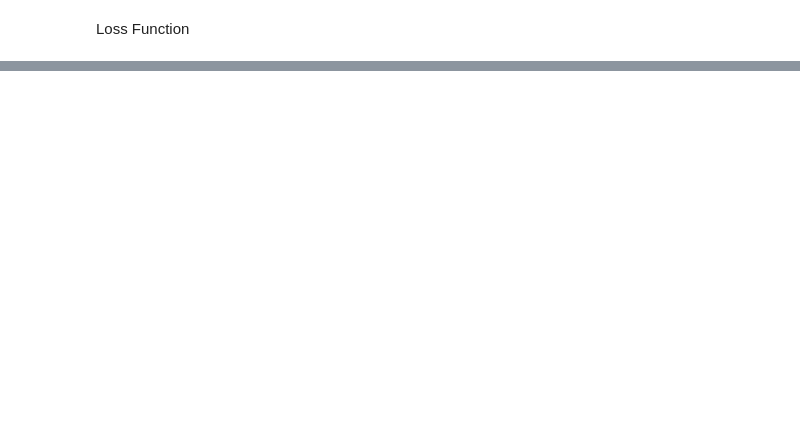
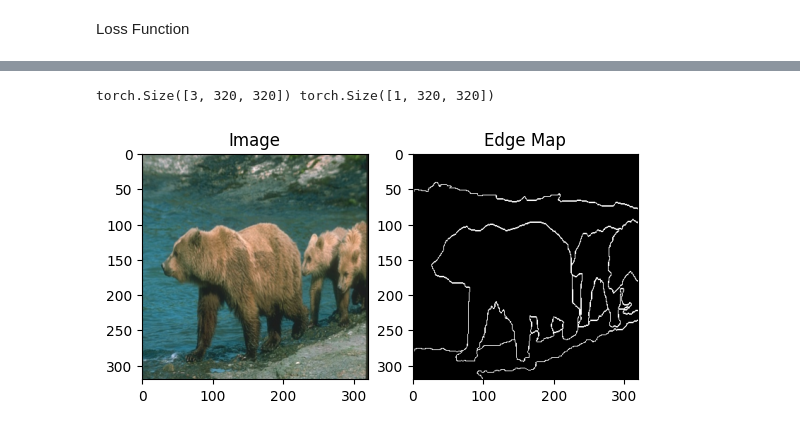
Before and after one commit to roshelle-en/Edge-Detection-with-Mamba, a Jupyter notebook: EDMB_fromscratch.ipynb, the cells around one changed output, grey strips where cells are left out. Saved outputs shown, nothing was run; the diff lists cells and outputs as text; code cells hidden in the pictures; blank space fills up the shorter version.

```diff
--- a/EDMB_fromscratch.ipynb
+++ b/EDMB_fromscratch.ipynb
@@ -307,0 +485,10 @@ ELBO: 1.36611 | WCE: 0.65539 | KL: 0.71072
+# %%
+dataset = BSDS500Dataset(root_dir='data', split='train')
+img, edge = dataset[0]
+print(img.shape, edge.shape)
+plt.subplot(1,2,1); plt.imshow(img.permute(1,2,0)); plt.title('Image')
+plt.subplot(1,2,2); plt.imshow(edge[0], cmap='gray'); plt.title('Edge Map')
+plt.show()
+# %% [output]
+torch.Size([3, 320, 320]) torch.Size([1, 320, 320])
+[figure, added]
```
Also changed, not shown: parts of 8 cells of this notebook.
